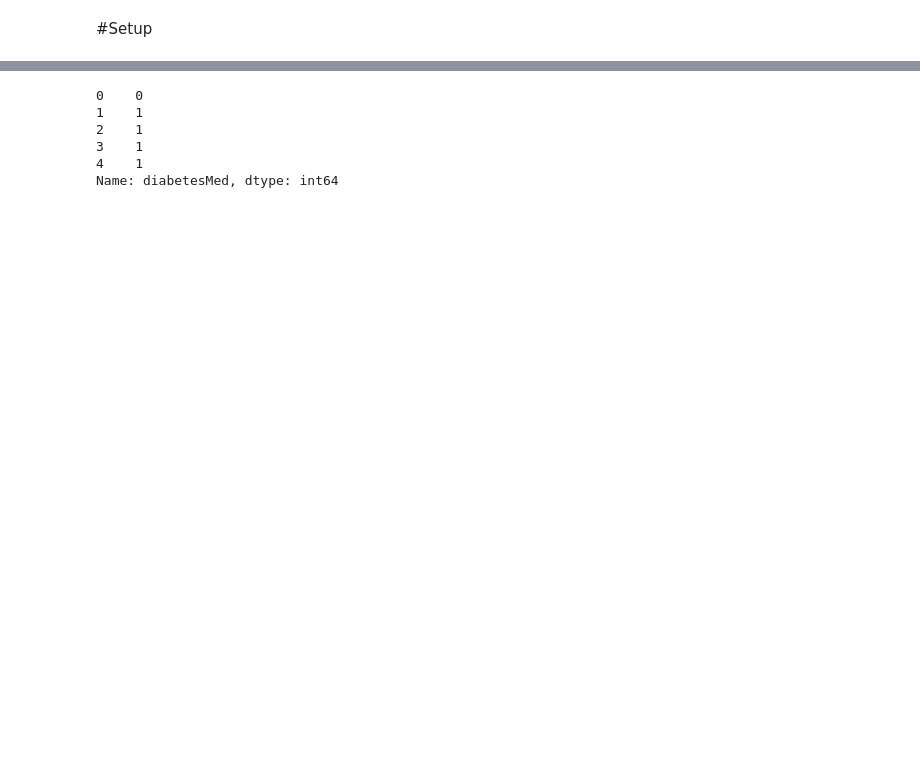
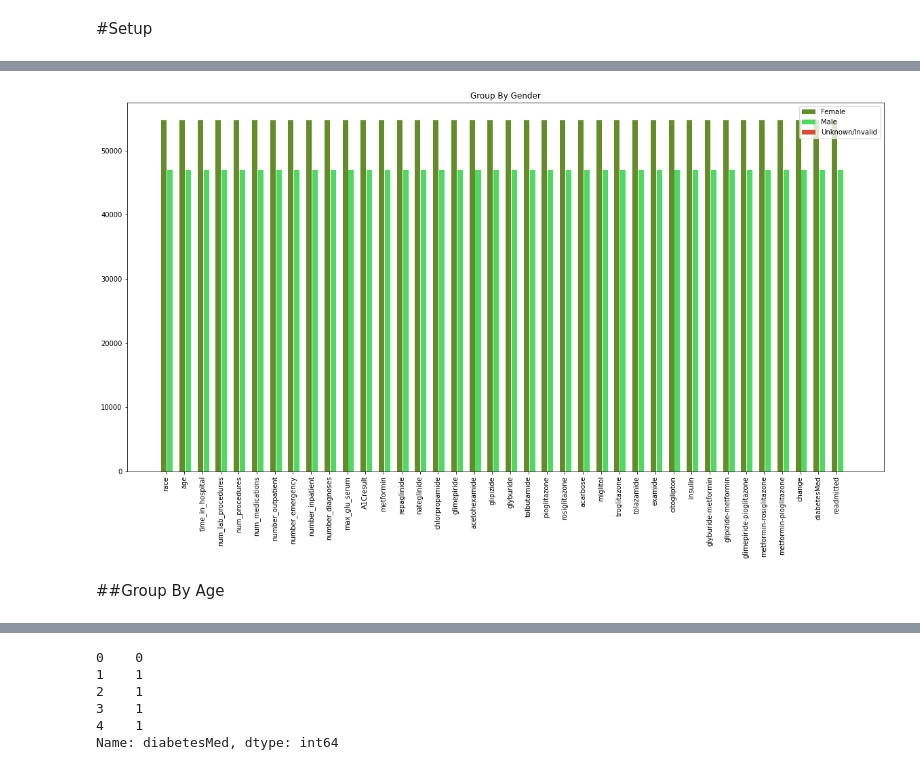
Before and after one commit to seansothey/DataScience-MachineLearning-Research, a Jupyter notebook: Project5.ipynb, the cells around one changed output, grey strips where cells are left out. Drawn from its saved outputs; the diff is of its cells as text; code cells hidden in the pictures; blank space fills up the shorter version.

```diff
--- a/Project5.ipynb
+++ b/Project5.ipynb
@@ -158,0 +230,33 @@ Normlizing the features that has numerical value
+# %%
+def groupByChart(attr,title):
+
+  count_y_genered=data.groupby(attr).count()
+  plt.figure(figsize=(20,10))
+  count = 0;
+
+  attr=count_y_genered.keys()
+  cats=count_y_genered[attr[0]].keys()
+  #To assign a color for each catagory
+  colors = dict()
+
+  for cat in cats:
+    random_number = random.randint(0,16777215)
+    hex_number = str(hex(random_number))
+    hex_number ='#'+ hex_number[2:]
+    colors[cat]=hex_number
+  #To assign a position for each catogory
+  positions = dict()
+  for key in attr:
+    for cat in cats:
+      positions[cat]=count_y_genered[key][cat]
+
+  barWidth = 0.9
+  for key in attr:
+    for cat in cats:
+      plt.bar(-0.20+count,count_y_genered[key][cat],color=colors[cat],width=barWidth)
+      count +=1
+
+  plt.legend(cats)
+  plt.xticks([(barWidth+r-0.85)*len(cats) for r in range(len(attr))],attr,rotation=90)
+  plt.title(title)
+  plt.show()
@@ -158,0 +273,6 @@ Normlizing the features that has numerical value
+# %%
+groupByChart('gender','Group By Gender')
+# %% [output]
+[figure, added]
+# %% [markdown]
+##Group By Age
```
Also changed, not shown: parts of 177 cells of this notebook.
